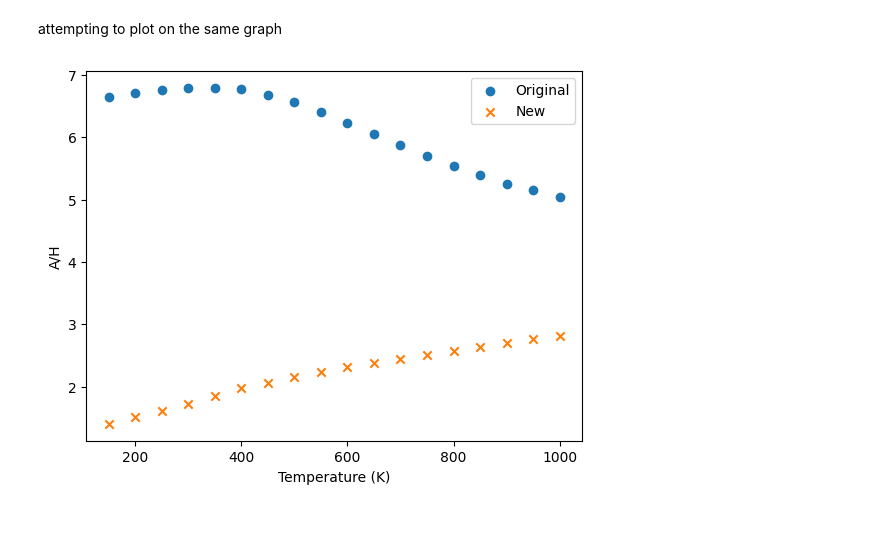
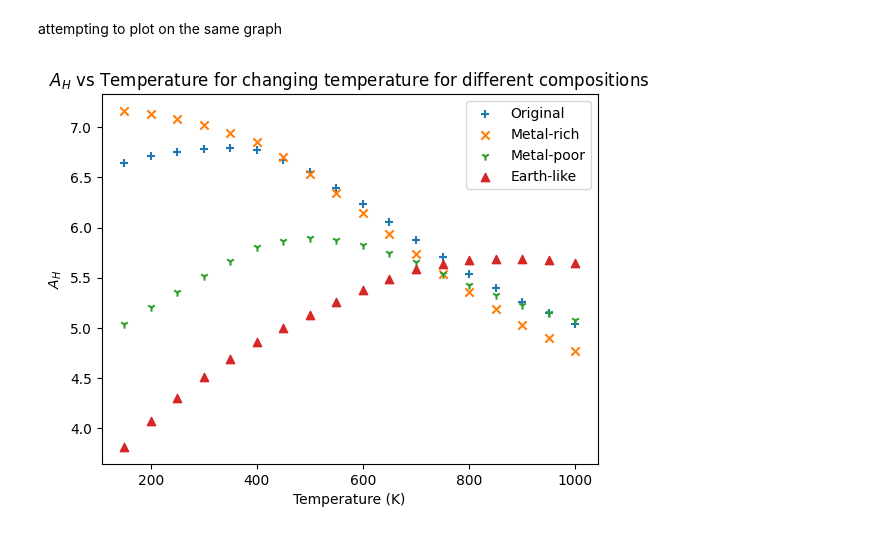
Before and after one commit to JackDavidMaher/Group-Studies---Exoplanets, a Jupyter notebook: Notebooks/Evelyn2.ipynb, the cells around one changed output. Drawn from its saved outputs; the diff is of its cells as text; code cells hidden in the pictures.

Commit message:
compositions done

```diff
--- a/Notebooks/Evelyn2.ipynb
+++ b/Notebooks/Evelyn2.ipynb
@@ -454,10 +454,10 @@ while rowCount < len(planetaryParameters):
 
 	# First, set up a dictionary which will contain all the log mixing ratios, and input the abundances of all molecules except H2 and He
 	logX = dict()
-	logX['h2o'] = -4.1
-	logX['ch4'] = -4.74
-	logX['co'] = -5.0
-	logX['co2'] = -4.7
+	logX['h2o'] = -0.6
+	logX['ch4'] = -1.24
+	logX['co'] = -1.5
+	logX['co2'] = -1.2
 
 	## We'll also need to know the mean molecular weights of each molecule (here in units of amu) ##
 	mmw = dict()
@@ -664,6 +664,6 @@ plt.ylabel('A/H')
 plt.title('A/H vs Temperature for changing temperature for H2O')
 plt.show()
 
-A_H_1 = A_H_Array.copy()
-temp_1 = temp_values.copy()
+A_H_rich = A_H_Array.copy()
+temp_rich = temp_values.copy()
 # %% [output]
@@ -691,12 +1375,15 @@ attempting to plot on the same graph
 # %%
 import matplotlib.pyplot as plt
 
-plt.scatter(temp_original, A_H_original, label="Original", marker='o')
-plt.scatter(temp_1, A_H_1, label="New", marker='x')
+plt.scatter(temp_original, A_H_original, label="Original", marker='+')
+plt.scatter(temp_rich, A_H_rich, label="Metal-rich", marker='x')
+plt.scatter(temp_poor, A_H_poor, label="Metal-poor", marker='1')
+plt.scatter(temp_earth, A_H_earth, label="Earth-like", marker='^')
 
 plt.xlabel("Temperature (K)")
-plt.ylabel("A_H")
+plt.ylabel("$A_{H}$")
+plt.title('$A_{H}$ vs Temperature for changing temperature for different compositions')
 plt.legend()
 plt.show()
 # %% [output]
-[figure, old version]
+[figure, new version]
```
Also changed, not shown: parts of 3 cells of this notebook.
